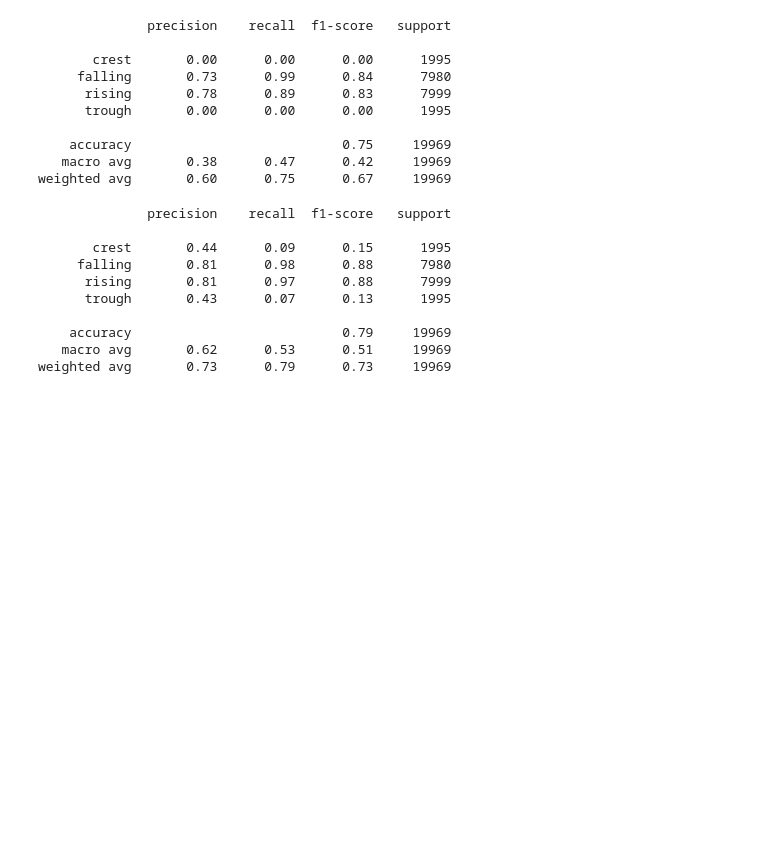
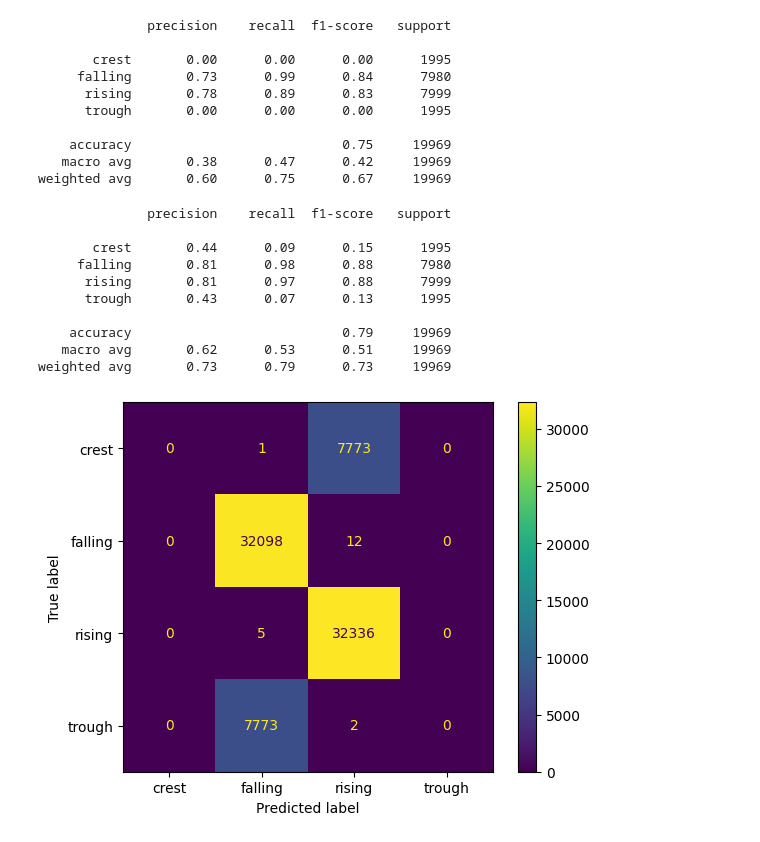
Before and after one commit to PaulMbutu/Machine_Learning_Projects, a Jupyter notebook: peaks_classification_based_on_ma.ipynb, the cells around one changed output. Drawn from its saved outputs; the diff is of its cells as text; code cells hidden in the pictures; blank space fills up the shorter version.

```diff
--- a/peaks_classification_based_on_ma.ipynb
+++ b/peaks_classification_based_on_ma.ipynb
@@ -446,3 +448,10 @@ print(classification_report(y_test,y_pred))
     accuracy                           0.79     19969
    macro avg       0.62      0.53      0.51     19969
 weighted avg       0.73      0.79      0.73     19969
+# %%
+from sklearn.metrics import ConfusionMatrixDisplay
+y_train_pred = cross_val_predict(ovr_clf, X_train_scaled,y_train, cv=4)
+ConfusionMatrixDisplay.from_predictions(y_train, y_train_pred)
+plt.show()
+# %% [output]
+[figure, added]
```
Also changed, not shown: parts of 7 cells of this notebook, 1 other file.
